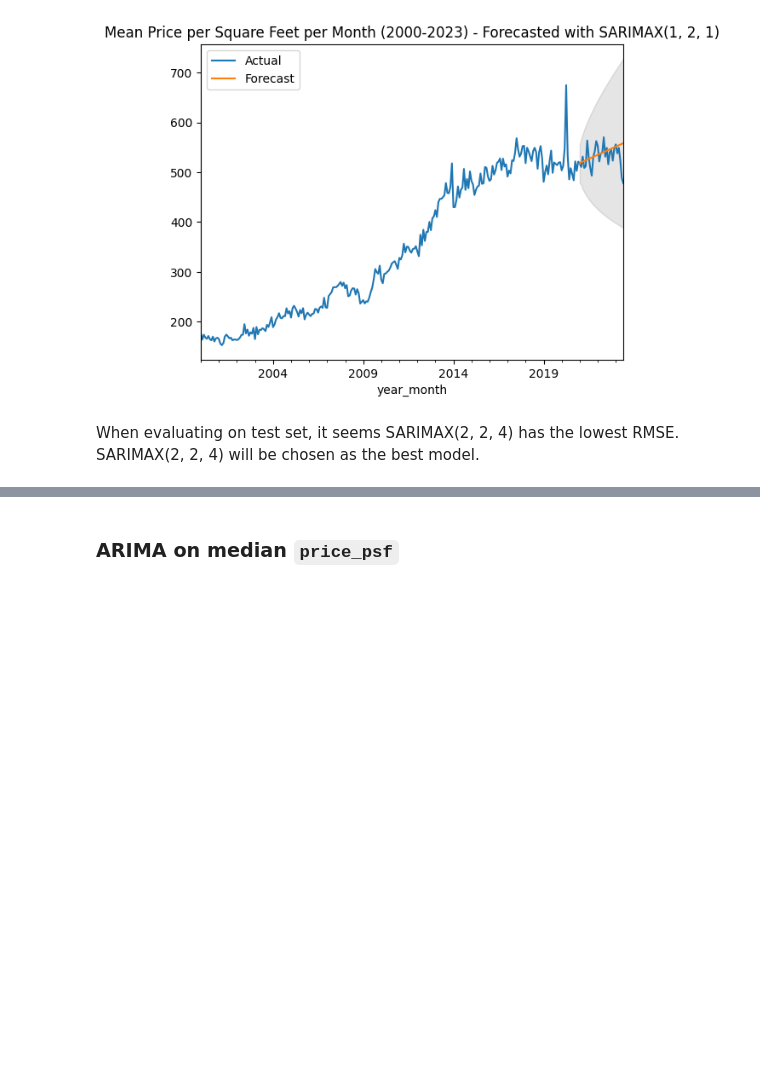
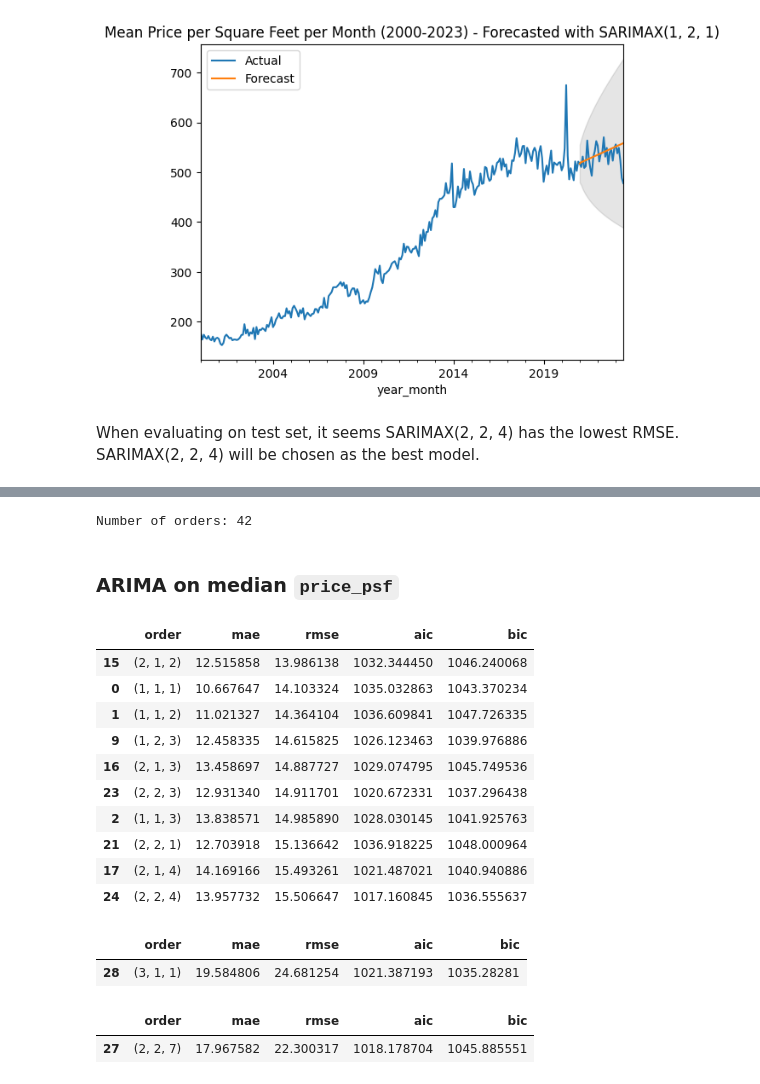
Before and after one commit to yuenherny/kl-house-price-forecasting, a Jupyter notebook: notebooks/Transactions - 06 Time Series Modelling.ipynb, the cells around one changed output, grey strips where cells are left out. Saved outputs shown, nothing was run; the diff lists cells and outputs as text; code cells hidden in the pictures; blank space fills up the shorter version.

```diff
--- a/notebooks/Transactions - 06 Time Series Modelling.ipynb
+++ b/notebooks/Transactions - 06 Time Series Modelling.ipynb
@@ -1278,2 +1281,64 @@ When evaluating on test set, it seems SARIMAX(2, 2, 4) has the lowest RMSE. SARI
+# %%
+from itertools import product
+
+p = range(1,4)
+i = range(1,3)
+q = range(1,8)
+orders = list(product(p, i, q))
+print(f'Number of orders: {len(orders)}')
+# %% [output]
+Number of orders: 42
 # %% [markdown]
 ### ARIMA on median `price_psf`
+# %%
+from statsmodels.tsa.arima.model import ARIMA
+from statistics import mean
+mae, rmse, aic, bic = [], [], [], []
+
+for order in tqdm(orders, total=len(orders)):
+    for fold, (train, val) in enumerate(block_cv(median_monthly_price_psf_train['price_psf'], n_splits=2)):
+        fold_mae, fold_rmse, fold_aic, fold_bic = [], [], [], []
+        with warnings.catch_warnings():
+            warnings.filterwarnings('ignore')
+            try:
+                arima = ARIMA(train, order=order, freq=train.index.inferred_freq).fit()
+                arima_forecast = arima.forecast(len(val))
+                fold_mae.append(np.mean(np.abs(arima_forecast - val)))
+                fold_rmse.append(np.sqrt(np.mean((arima_forecast - val) ** 2)))
+                fold_aic.append(arima.aic)
+                fold_bic.append(arima.bic)
+            except:
+                fold_mae.append(np.nan)
+                fold_rmse.append(np.nan)
+                fold_aic.append(np.nan)
+                fold_bic.append(np.nan)
+
+    mae.append(mean(fold_mae))
+    rmse.append(mean(fold_rmse))
+    aic.append(mean(fold_aic))
+    bic.append(mean(fold_bic))
+
+df_arima_eval = pd.DataFrame({'order': orders, 'mae': mae, 'rmse': rmse, 'aic': aic, 'bic': bic})
+df_arima_eval.sort_values(by=['rmse', 'aic', 'bic'], ascending=True).head(10)
+# %% [output]
+|  | order | mae | rmse | aic | bic |
+| 15 | (2, 1, 2) | 12.515858 | 13.986138 | 1032.344450 | 1046.240068 |
+| 0 | (1, 1, 1) | 10.667647 | 14.103324 | 1035.032863 | 1043.370234 |
+| 1 | (1, 1, 2) | 11.021327 | 14.364104 | 1036.609841 | 1047.726335 |
+| 9 | (1, 2, 3) | 12.458335 | 14.615825 | 1026.123463 | 1039.976886 |
+| 16 | (2, 1, 3) | 13.458697 | 14.887727 | 1029.074795 | 1045.749536 |
+| 23 | (2, 2, 3) | 12.931340 | 14.911701 | 1020.672331 | 1037.296438 |
+| 2 | (1, 1, 3) | 13.838571 | 14.985890 | 1028.030145 | 1041.925763 |
+| 21 | (2, 2, 1) | 12.703918 | 15.136642 | 1036.918225 | 1048.000964 |
+| 17 | (2, 1, 4) | 14.169166 | 15.493261 | 1021.487021 | 1040.940886 |
+| 24 | (2, 2, 4) | 13.957732 | 15.506647 | 1017.160845 | 1036.555637 |
+# %%
+df_arima_eval[df_arima_eval['order'] == (3, 1, 1)]
+# %% [output]
+|  | order | mae | rmse | aic | bic |
+| 28 | (3, 1, 1) | 19.584806 | 24.681254 | 1021.387193 | 1035.28281 |
+# %%
+df_arima_eval[df_arima_eval['order'] == (2, 2, 7)]
+# %% [output]
+|  | order | mae | rmse | aic | bic |
+| 27 | (2, 2, 7) | 17.967582 | 22.300317 | 1018.178704 | 1045.885551 |
```
Also changed, not shown: parts of 30 cells of this notebook.
